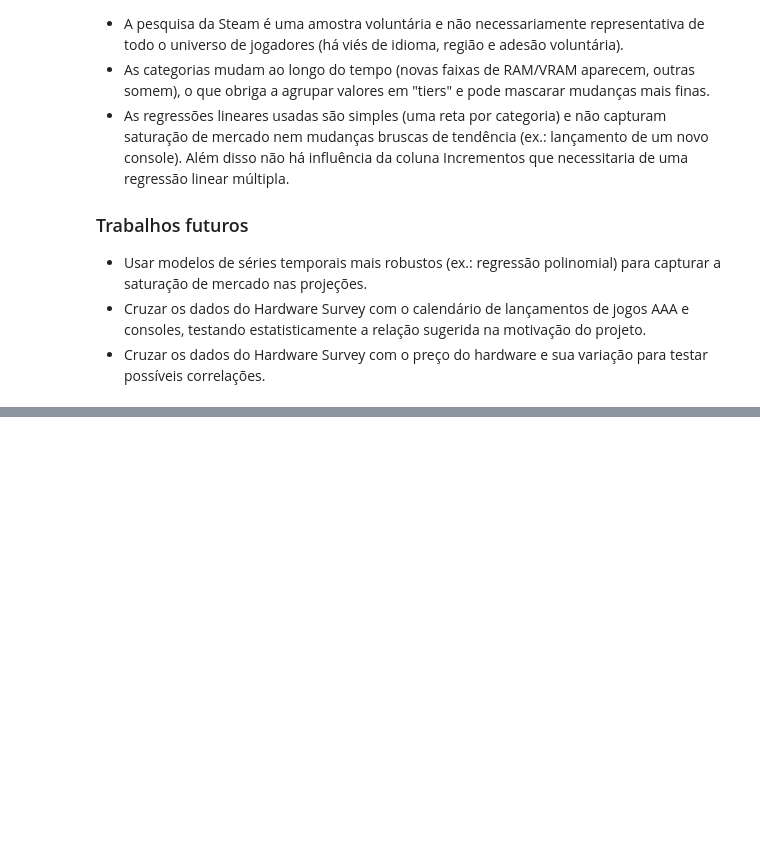
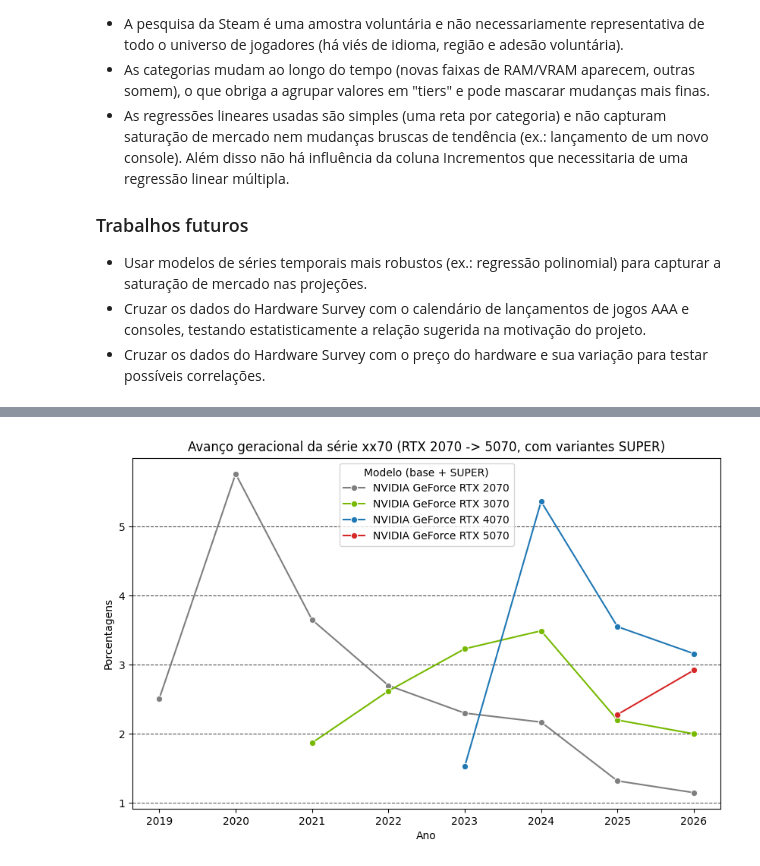
Before and after one commit to caiopaiva92/Trabalho-ICD-, a Jupyter notebook: relatorio-final.ipynb, the cells around one changed output, grey strips where cells are left out. Saved outputs shown, nothing was run; the diff lists cells and outputs as text; code cells hidden in the pictures; blank space fills up the shorter version.

```diff
--- a/relatorio-final.ipynb
+++ b/relatorio-final.ipynb
@@ -2731,0 +2920,16 @@ Ao longo do relatório usamos gráficos de **barras** (distribuição de RAM/VRA
+# %%
+modelos_70 = [
+    'NVIDIA GeForce RTX 2070', 'NVIDIA GeForce RTX 2070 SUPER',
+    'NVIDIA GeForce RTX 3070', 'NVIDIA GeForce RTX 3070 SUPER',
+    'NVIDIA GeForce RTX 4070', 'NVIDIA GeForce RTX 4070 SUPER',
+    'NVIDIA GeForce RTX 5070', 'NVIDIA GeForce RTX 5070 SUPER',
+]
+
+df_serie_70 = df_anual[
+    (df_anual['Categoria'] == 'Video Card Description')
+    & (df_anual['Especificação'].isin(modelos_70))
+].copy()
+
+df_serie_70['Geração'] = df_serie_70['Especificação'].str.replace(' SUPER', '', regex=False)
+df_serie_70 = df_serie_70.groupby(['Geração', 'Ano'])['Porcentagens'].sum().reset_index()
+df_serie_70
@@ -2731,0 +2954,16 @@ Ao longo do relatório usamos gráficos de **barras** (distribuição de RAM/VRA
+# %%
+cores_70 = {
+    'NVIDIA GeForce RTX 2070': "#7F7F7F",
+    'NVIDIA GeForce RTX 3070': "#76B900",
+    'NVIDIA GeForce RTX 4070': "#1F77B4",
+    'NVIDIA GeForce RTX 5070': "#D62728",
+}
+
+plt.figure(figsize=(10, 6))
+ax = sns.lineplot(data=df_serie_70, x='Ano', y='Porcentagens', hue='Geração', marker='o', palette=cores_70)
+ax.legend_.set_title('Modelo (base + SUPER)')
+ax.set_title('Avanço geracional da série xx70 (RTX 2070 -> 5070, com variantes SUPER)')
+plt.grid(axis='y', color='black', linestyle='--', alpha=0.7)
+plt.show()
+# %% [output]
+[figure, added]
```
Also changed, not shown: parts of 27 cells of this notebook.
